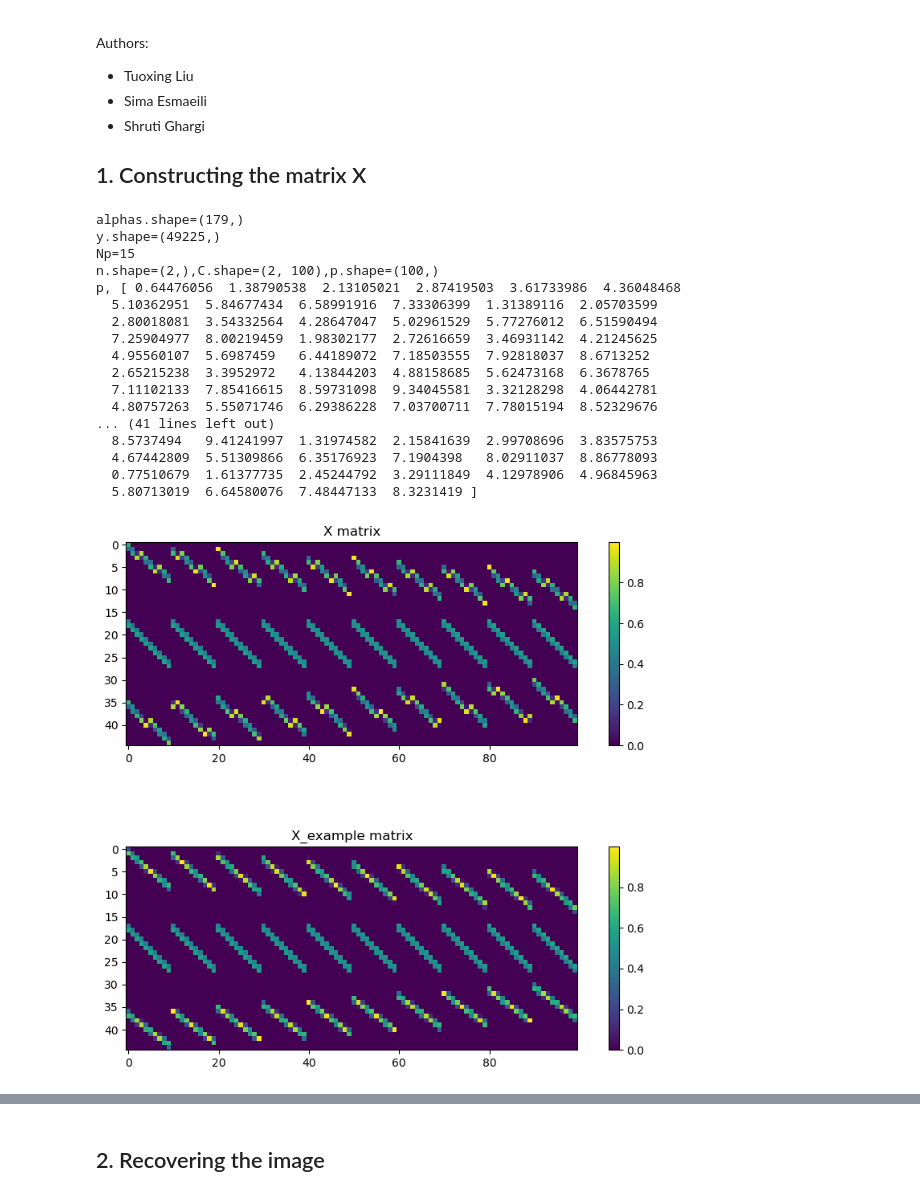
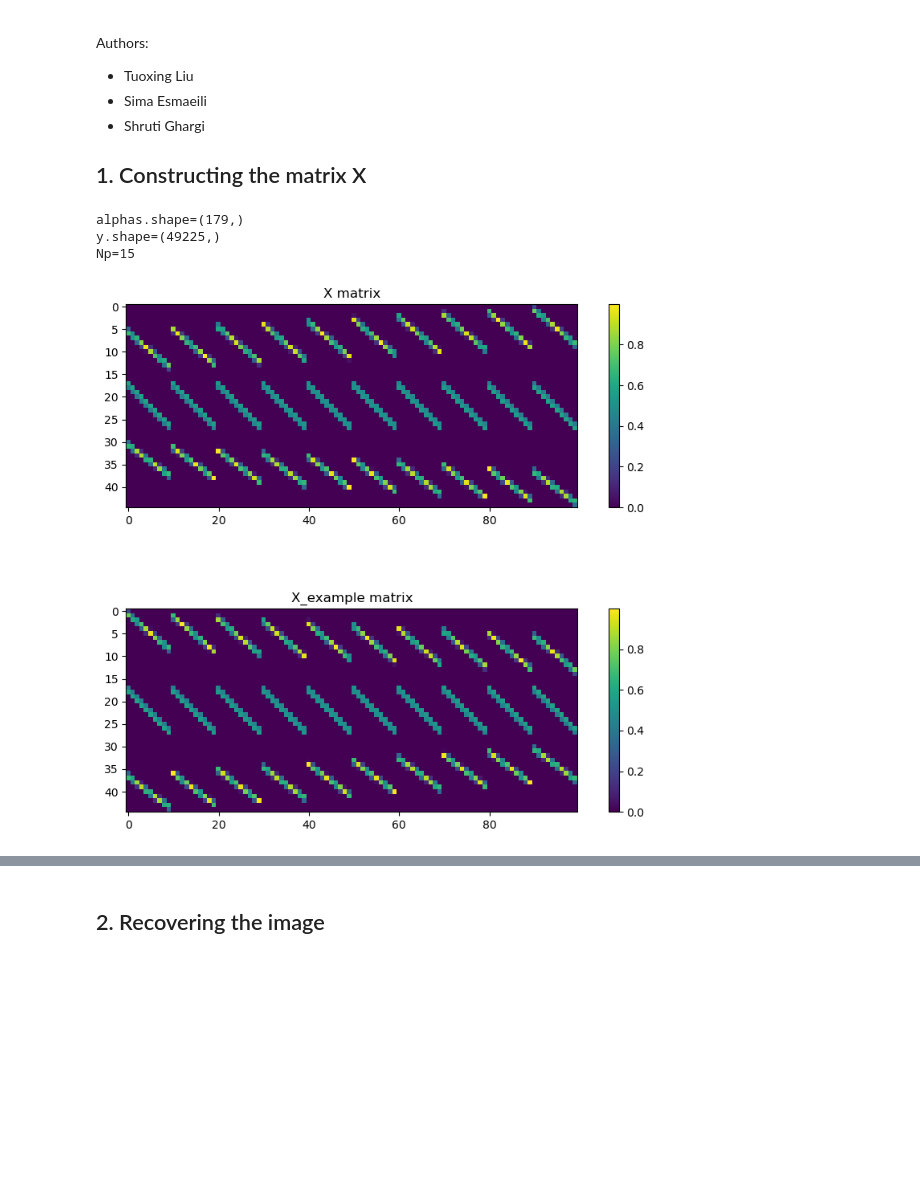
Before and after one commit to Lennox-Elaphurus/ML-Essentials-homework, a Jupyter notebook: Lennox/exercise4/Exercise4.ipynb, the cells around one changed output, grey strips where cells are left out. Saved outputs shown, nothing was run; the diff lists cells and outputs as text; code cells hidden in the pictures; blank space fills up the shorter version.

```diff
--- a/Lennox/exercise4/Exercise4.ipynb
+++ b/Lennox/exercise4/Exercise4.ipynb
@@ -41,21 +41,22 @@ def construct_X(M, alphas, Np=None):
     weights = []
 
     for alpha_idx in range(len(alphas)):
-        alpha = alphas[alpha_idx] # I don't know why, but alpha in my code is inversed
+        alpha = alphas[alpha_idx]
         n = np.array([np.cos(np.deg2rad(alpha)), np.sin(np.deg2rad(alpha))])
         p = np.dot(n.T, C) + s0
-        print(f"n.shape={n.shape},C.shape={C.shape},p.shape={p.shape}")
-        print("p,", p)
+        # print(f"n.shape={n.shape},C.shape={C.shape},p.shape={p.shape}")
+        # print("p,", p)
 
         # print(f"len(ja)={len(ja)},len(jb)={len(jb)}")
         # print(f"(p%1).shape={(p%1).shape}")
         j_indices.extend(ja + M * jb)
         i_indices.extend((p // 1) + alpha_idx * Np)
+        # weights.extend(p % 1)
+        weights.extend(1-(p % 1))
+
+        j_indices.extend(ja + M * jb)
+        i_indices.extend(((p + 1) // 1) + alpha_idx * Np)
         weights.extend(p % 1)
-
-        # j_indices.extend(ja + M * jb)
-        # i_indices.extend((p+1 // 1) + alpha_idx * Np)
-        # weights.extend(1-(p % 1))
 
     X = coo_matrix((weights, (i_indices, j_indices)),
                    shape=(N, D), dtype=np.float32)
@@ -70,46 +71,32 @@ alphas = np.load(os.path.join(data_path, "alphas_195.npy"))
 # Example usage
 print(f"alphas.shape={alphas.shape}")
 print(f"y.shape={y.shape}")
-alphas = [42, 1, -33]
+alphas = [-33, 1, 42]
 X = construct_X(10, alphas)
 # print("X", X)
 # Convert sparse matrix to dense numpy array for visualization
 X_dense = X.toarray()
 # print(X_dense.shape)
 # print(X_dense)
 
 # Visualize the matrix with the adjusted color scale
 fig, axs = plt.subplots(2,1, figsize=(10,8))
 im0 = axs[0].imshow(X_dense, cmap='viridis')
 axs[0].set_title('X matrix')
 fig.colorbar(im0, ax=axs[0])
 
 X_example = np.load('hs_tomography/X_example.npy', allow_pickle=True)
 
 im1 = axs[1].imshow(X_example, cmap='viridis')
 axs[1].set_title('X_example matrix')
 fig.colorbar(im1, ax=axs[1])
 
 # Adjust the spacing between subplots
 plt.subplots_adjust(hspace=0.5,top = 0.9)
 
 plt.show()
 # %% [output]
 alphas.shape=(179,)
 y.shape=(49225,)
 Np=15
-n.shape=(2,),C.shape=(2, 100),p.shape=(100,)
-p, [ 0.64476056  1.38790538  2.13105021  2.87419503  3.61733986  4.36048468
-  5.10362951  5.84677434  6.58991916  7.33306399  1.31389116  2.05703599
-  2.80018081  3.54332564  4.28647047  5.02961529  5.77276012  6.51590494
-  7.25904977  8.00219459  1.98302177  2.72616659  3.46931142  4.21245625
-  4.95560107  5.6987459   6.44189072  7.18503555  7.92818037  8.6713252
-  2.65215238  3.3952972   4.13844203  4.88158685  5.62473168  6.3678765
-  7.11102133  7.85416615  8.59731098  9.34045581  3.32128298  4.06442781
-  4.80757263  5.55071746  6.29386228  7.03700711  7.78015194  8.52329676
-... (41 lines left out)
-  8.5737494   9.41241997  1.31974582  2.15841639  2.99708696  3.83575753
-  4.67442809  5.51309866  6.35176923  7.1904398   8.02911037  8.86778093
-  0.77510679  1.61377735  2.45244792  3.29111849  4.12978906  4.96845963
-  5.80713019  6.64580076  7.48447133  8.3231419 ]
-[figure, old version]
+[figure, new version]
```
Also changed, not shown: parts of 8 cells of this notebook.
